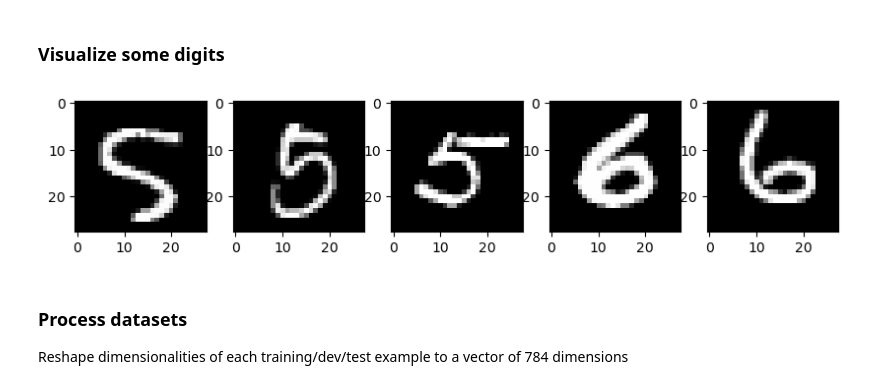
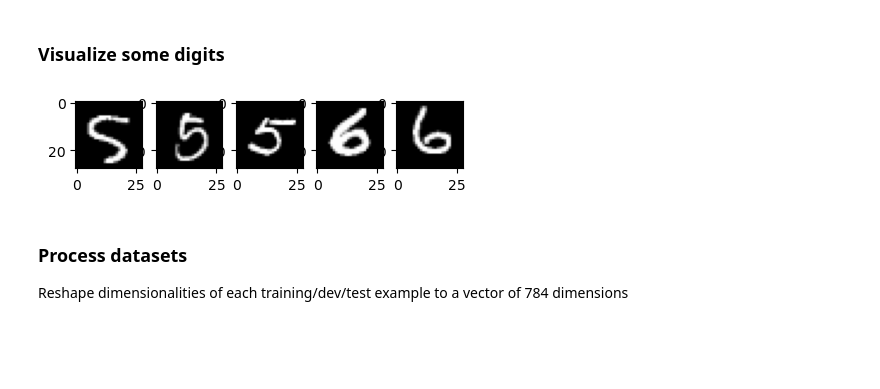
Before and after one commit to thanoskrs/MNIST-digit-classification, a Jupyter notebook: DigitClassification.ipynb, the cells around one changed output. Cells and saved outputs as stored; diff of their text form; code cells hidden in the pictures; blank space fills up the shorter version.

```diff
--- a/DigitClassification.ipynb
+++ b/DigitClassification.ipynb
@@ -59,17 +59,17 @@ y_test shape = (1850,)
 # %%
 import random
 random.seed(1)
 
-plt.figure(figsize=(10,2))
+plt.figure(figsize=(5,2))
 plt.gray()
 
 for i in range(5):
     plt.subplot(1, 5, i+1)
     plt.imshow(X_train[random.randint(0, X_train.shape[0])])
 
 plt.show()
 # %% [output]
-[figure, old version]
+[figure, new version]
 # %% [markdown]
 ### Process datasets
 Reshape dimensionalities of each training/dev/test example to a vector of 784 dimensions
```
Also changed, not shown: parts of 23 cells of this notebook.
